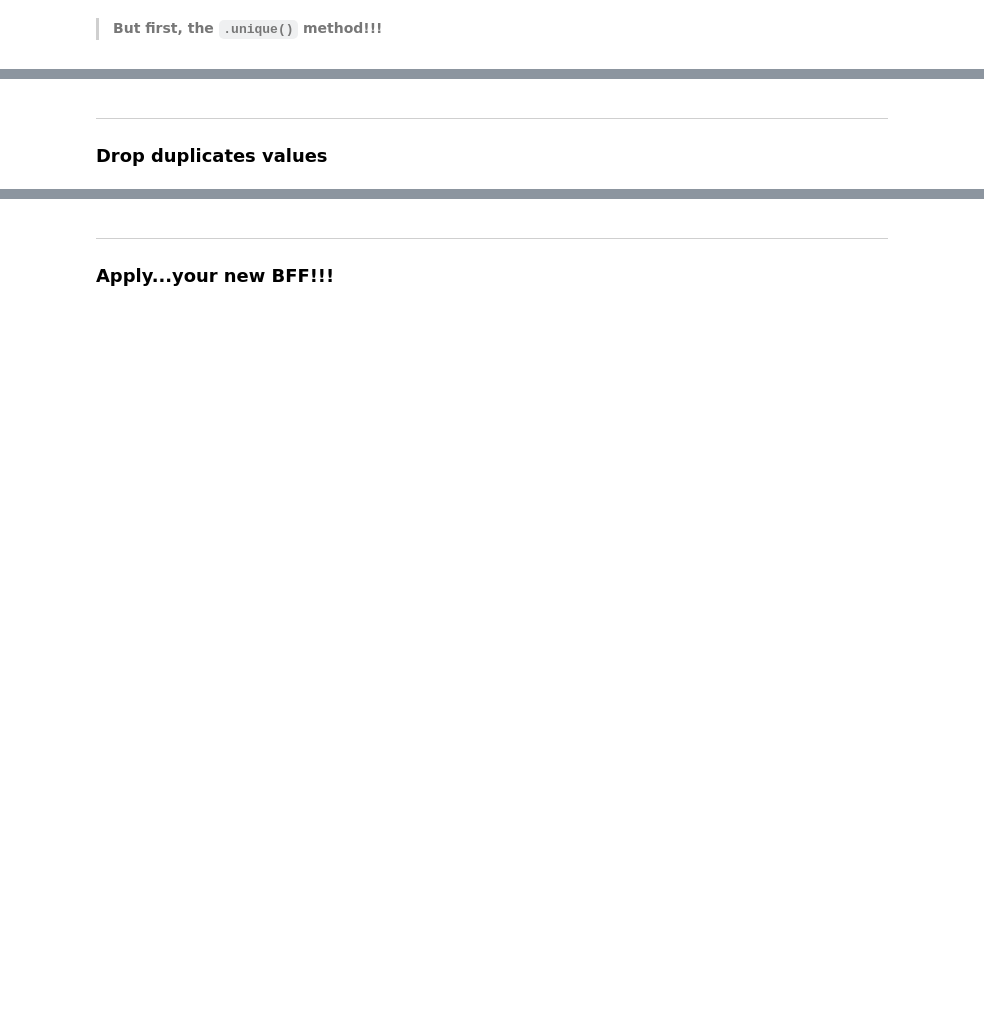
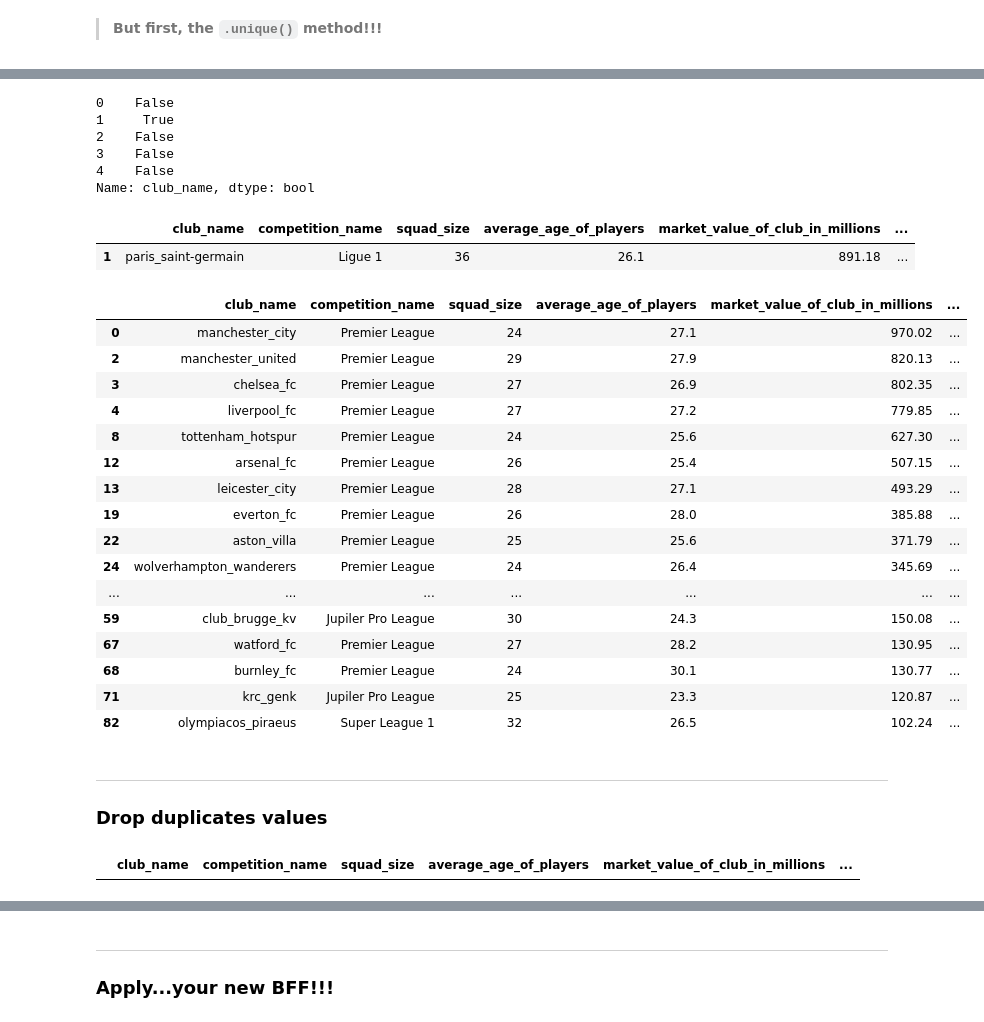
Before and after one commit to dataptmad0124/lessons, a Jupyter notebook: m1/20240203_etl_pandas_cleaning.ipynb, the cells around one changed output, grey strips where cells are left out. Saved outputs shown, nothing was run; the diff lists cells and outputs as text; code cells hidden in the pictures; blank space fills up the shorter version.

```diff
--- a/m1/20240203_etl_pandas_cleaning.ipynb
+++ b/m1/20240203_etl_pandas_cleaning.ipynb
@@ -556,3 +556,7 @@ df.fillna('hola').head()
 ---
 
 ### Simple string transformation (string replace)
+# %%
+df = pd.read_csv('datasets/club.csv', index_col=0)
+
+df.head()
@@ -558,0 +595,2 @@ df.fillna('hola').head()
+# %%
+df.columns = [e.replace(' ', '_').replace('(£)', '').lower() for e in df.columns]
@@ -560,0 +628,2 @@ df.fillna('hola').head()
+# %%
+df.club_name  = df.club_name.str.replace(' ', '_').str.lower()
@@ -561,3 +639,37 @@ df.fillna('hola').head()
+# %%
+df.club_name.str.contains('paris').head()
+# %% [output]
+0    False
+1     True
+2    False
+3    False
+4    False
+Name: club_name, dtype: bool
+# %%
+df[df.club_name.str.contains('paris')] # filtro el df segun la string que contiene cierta columna
+# %% [output]
+|  | club_name | competition_name | squad_size | average_age_of_players | market_value_of_club_in_millions | ... |
+| 1 | paris_saint-germain | Ligue 1 | 36 | 26.1 | 891.18 | ... |
+# %%
+df[df.competition_name.str.contains('League')]
+# %% [output]
+|  | club_name | competition_name | squad_size | average_age_of_players | market_value_of_club_in_millions | ... |
+| 0 | manchester_city | Premier League | 24 | 27.1 | 970.02 | ... |
+| 2 | manchester_united | Premier League | 29 | 27.9 | 820.13 | ... |
+| 3 | chelsea_fc | Premier League | 27 | 26.9 | 802.35 | ... |
+| 4 | liverpool_fc | Premier League | 27 | 27.2 | 779.85 | ... |
+| 8 | tottenham_hotspur | Premier League | 24 | 25.6 | 627.30 | ... |
+| 12 | arsenal_fc | Premier League | 26 | 25.4 | 507.15 | ... |
+| 13 | leicester_city | Premier League | 28 | 27.1 | 493.29 | ... |
+| 19 | everton_fc | Premier League | 26 | 28.0 | 385.88 | ... |
+| 22 | aston_villa | Premier League | 25 | 25.6 | 371.79 | ... |
+| 24 | wolverhampton_wanderers | Premier League | 24 | 26.4 | 345.69 | ... |
+| ... | ... | ... | ... | ... | ... | ... |
+| 59 | club_brugge_kv | Jupiler Pro League | 30 | 24.3 | 150.08 | ... |
+| 67 | watford_fc | Premier League | 27 | 28.2 | 130.95 | ... |
+| 68 | burnley_fc | Premier League | 24 | 30.1 | 130.77 | ... |
+| 71 | krc_genk | Jupiler Pro League | 25 | 23.3 | 120.87 | ... |
+| 82 | olympiacos_piraeus | Super League 1 | 32 | 26.5 | 102.24 | ... |
 # %% [markdown]
 ---
 
@@ -564,0 +679,4 @@ df.fillna('hola').head()
+# %%
+df[df.duplicated()]
+# %% [output]
+|  | club_name | competition_name | squad_size | average_age_of_players | market_value_of_club_in_millions | ... |
```
Also changed, not shown: parts of 79 cells of this notebook.
